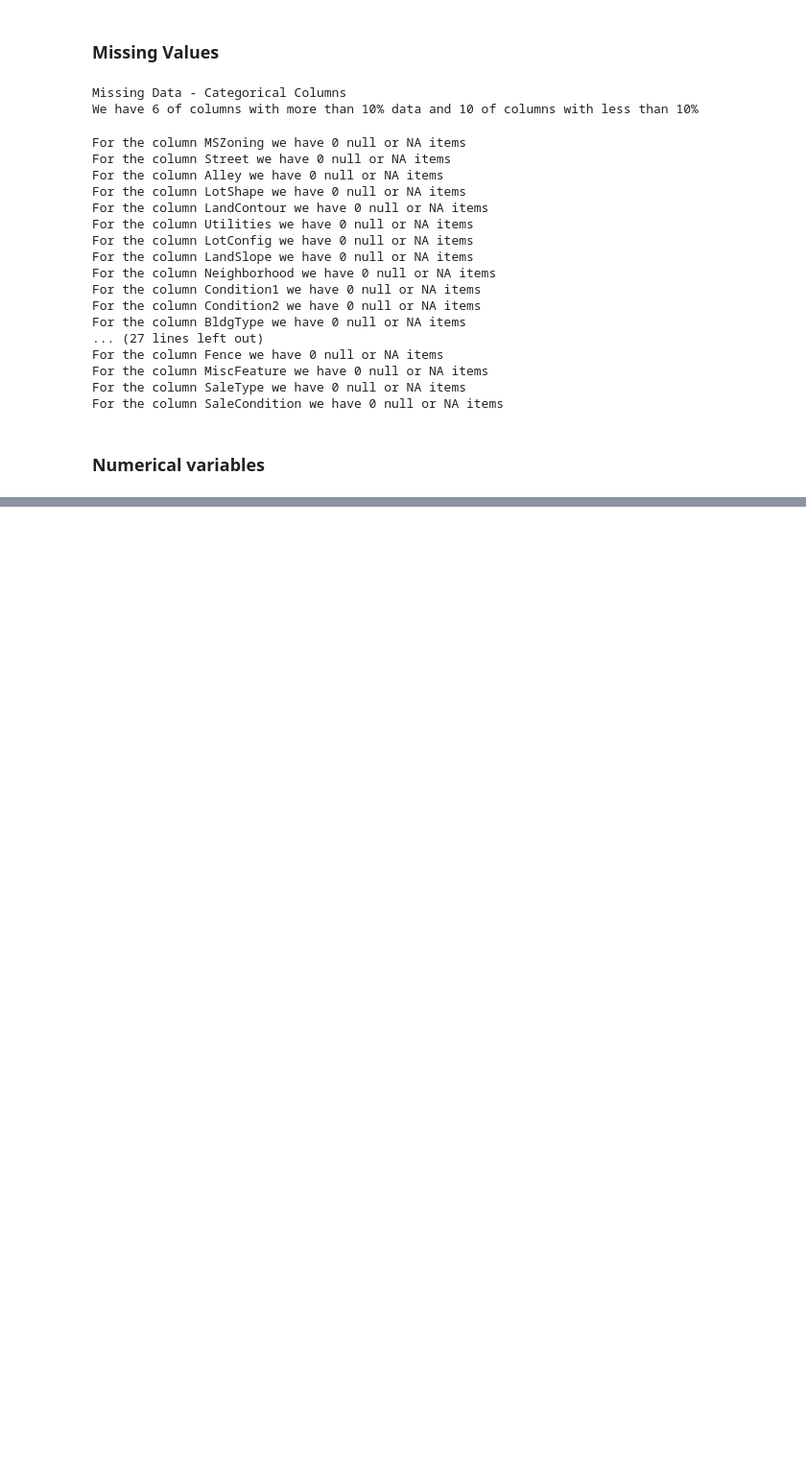
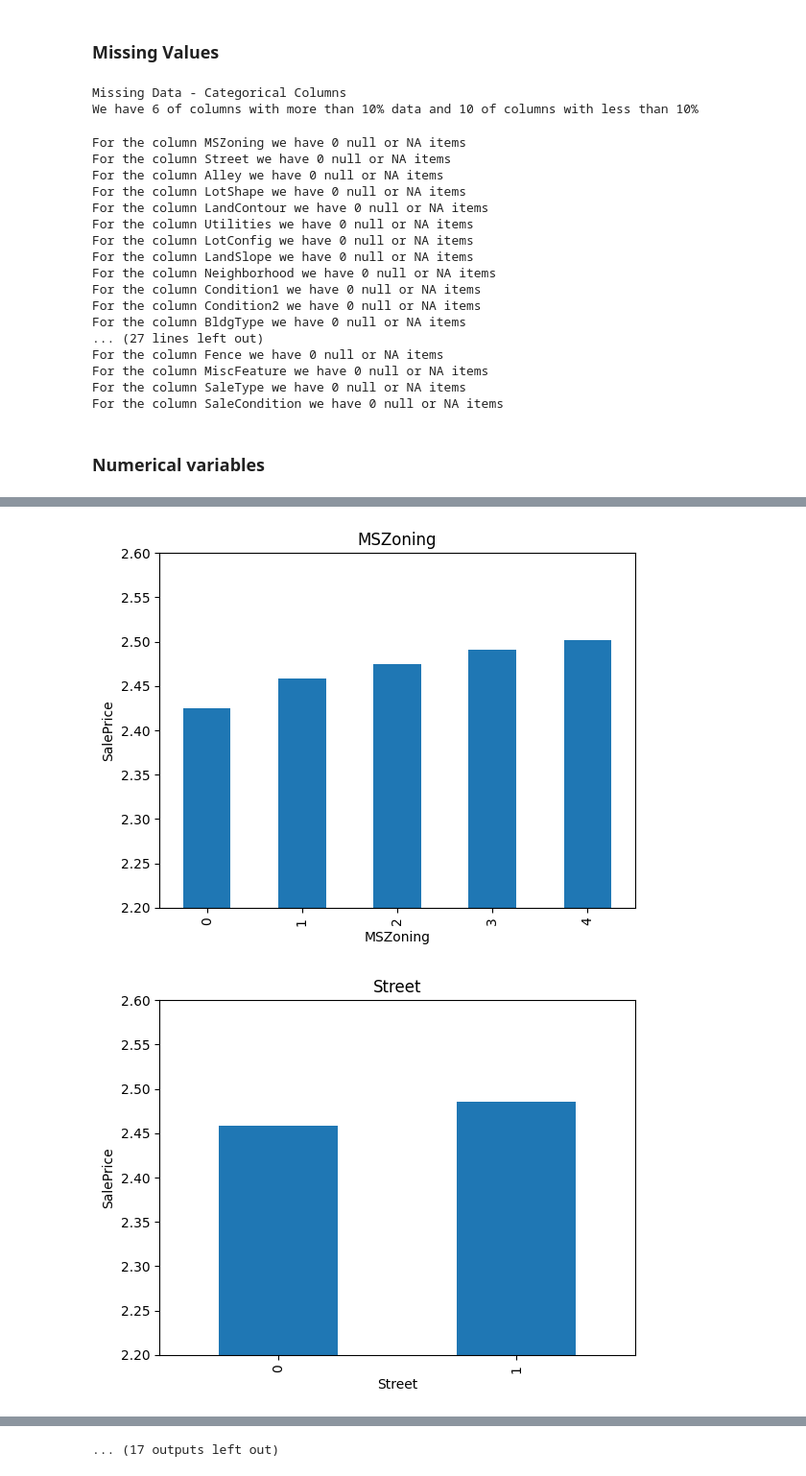
Before and after one commit to StamatisOrfanos/housing-prices-exp, a Jupyter notebook: feature_engineering_open.ipynb, the cells around one changed output, grey strips where cells are left out. Shown: that part at 96% size. Cells and saved outputs as stored; diff of their text form; code cells hidden in the pictures; blank space fills up the shorter version.

```diff
--- a/feature_engineering_open.ipynb
+++ b/feature_engineering_open.ipynb
@@ -120,0 +200,9 @@ For the column SaleCondition we have 0 null or NA items
+# %%
+# Map categorical values to numerical values for the garage finish column
+garage_mappings = {'Missing': 0, 'NA': 0, 'Unf': 1, 'RFn': 2, 'Fin': 3}
+var = 'GarageFinish'
+data[var] = data[var].map(garage_mappings) # type: ignore
+# %%
+# Map categorical values to numerical values for the garage column
+quality_features           = quality_features + finish_vars + ['BsmtExposure','GarageFinish','Fence']
+categorical_other_features = [var for var in categorical_features if var not in quality_features]
@@ -120,0 +211,5 @@ For the column SaleCondition we have 0 null or NA items
+# %%
+# Create an encoder for the rare labels that we want to
+rare_encoder = RareLabelEncoder(tol=0.01, n_categories=1, variables=categorical_other_features) # type: ignore
+rare_encoder.fit(data)                                                                          # type: ignore
+data = rare_encoder.transform(data)                                                             # type: ignore
@@ -120,0 +219,33 @@ For the column SaleCondition we have 0 null or NA items
+# %%
+# At this point we need to split the data so that we get the features and the label for the categorical encoder
+labels = data['SalePrice']
+features = data.drop(['Id', 'SalePrice'], axis=1)
+X_train, X_test, y_train, y_test = train_test_split(features, labels, test_size=0.1, random_state=26)
+
+# Remember to use Log function for the prises
+y_train = np.log(y_train)
+y_test = np.log(y_test)
+
+categorical_encoder = OrdinalEncoder(encoding_method='ordered', variables=categorical_other_features) # type: ignore
+categorical_encoder.fit(X_train, y_train)
+X_train = categorical_encoder.transform(X_train)
+X_test  = categorical_encoder.transform(X_test)
+# %%
+def analyse_vars(train, y_train, var):
+
+    # function plots median house sale price per encoded
+    # category
+
+    tmp = pd.concat([X_train, np.log(y_train)], axis=1)
+
+    tmp.groupby(var)['SalePrice'].median().plot.bar()
+    plt.title(var)
+    plt.ylim(2.2, 2.6)
+    plt.ylabel('SalePrice')
+    plt.show()
+
+for var in categorical_other_features:
+    analyse_vars(X_train, y_train, var)
+# %% [output]
+[figure, added]
+[figure, added]
@@ -120,0 +262 @@ For the column SaleCondition we have 0 null or NA items
+... (17 outputs left out)
```
Also changed, not shown: parts of 14 cells of this notebook, 1 other file.
